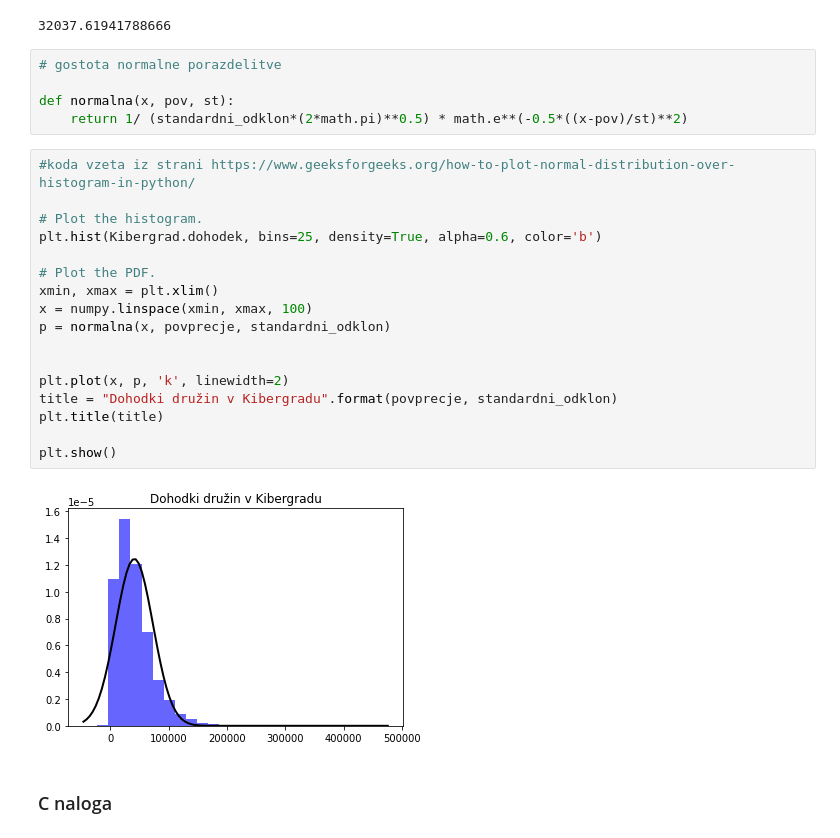
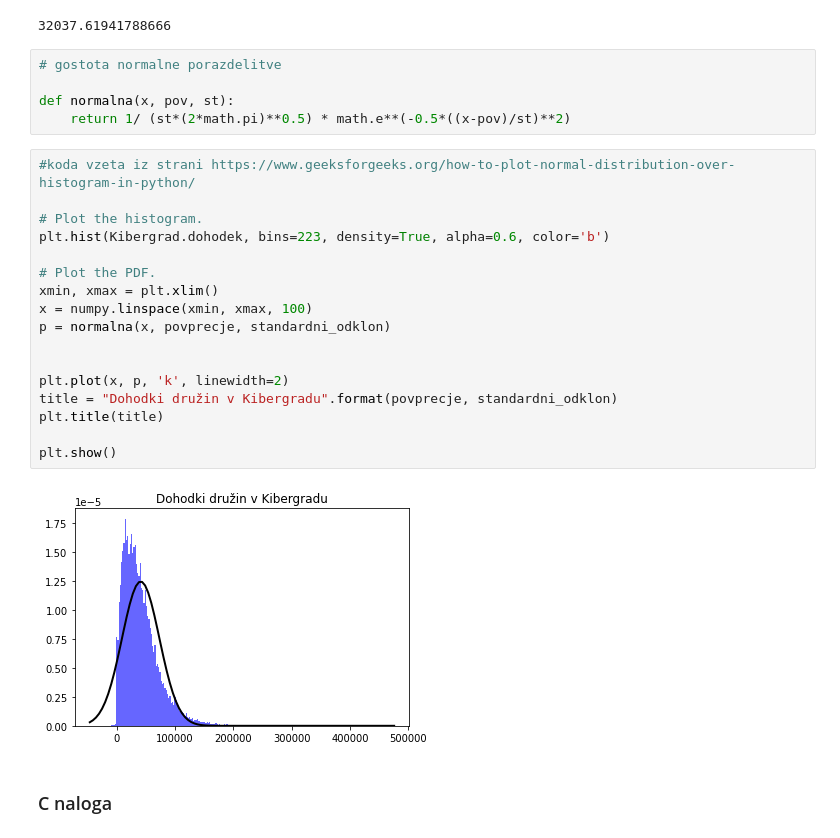
Before and after one commit to gajajamnik/stata_projektna, a Jupyter notebook: Naloga1.ipynb, the cells around one changed output. Cells and saved outputs as stored; diff of their text form.

```diff
--- a/Naloga1.ipynb
+++ b/Naloga1.ipynb
@@ -110,26 +151,26 @@ standardni_odklon
 # gostota normalne porazdelitve
 
 def normalna(x, pov, st):
-    return 1/ (standardni_odklon*(2*math.pi)**0.5) * math.e**(-0.5*((x-pov)/st)**2)
+    return 1/ (st*(2*math.pi)**0.5) * math.e**(-0.5*((x-pov)/st)**2)
 # %%
 #koda vzeta iz strani https://www.geeksforgeeks.org/how-to-plot-normal-distribution-over-histogram-in-python/
 
 # Plot the histogram.
-plt.hist(Kibergrad.dohodek, bins=25, density=True, alpha=0.6, color='b')
+plt.hist(Kibergrad.dohodek, bins=223, density=True, alpha=0.6, color='b')
 
 # Plot the PDF.
 xmin, xmax = plt.xlim()
 x = numpy.linspace(xmin, xmax, 100)
 p = normalna(x, povprecje, standardni_odklon)
 
 
 plt.plot(x, p, 'k', linewidth=2)
 title = "Dohodki družin v Kibergradu".format(povprecje, standardni_odklon)
 plt.title(title)
 
 plt.show()
 # %% [output]
-[figure, old version]
+[figure, new version]
 # %% [markdown]
 ### C naloga
 # %% [markdown]
```
Also changed, not shown: parts of 3 cells of this notebook, 2 other files.
